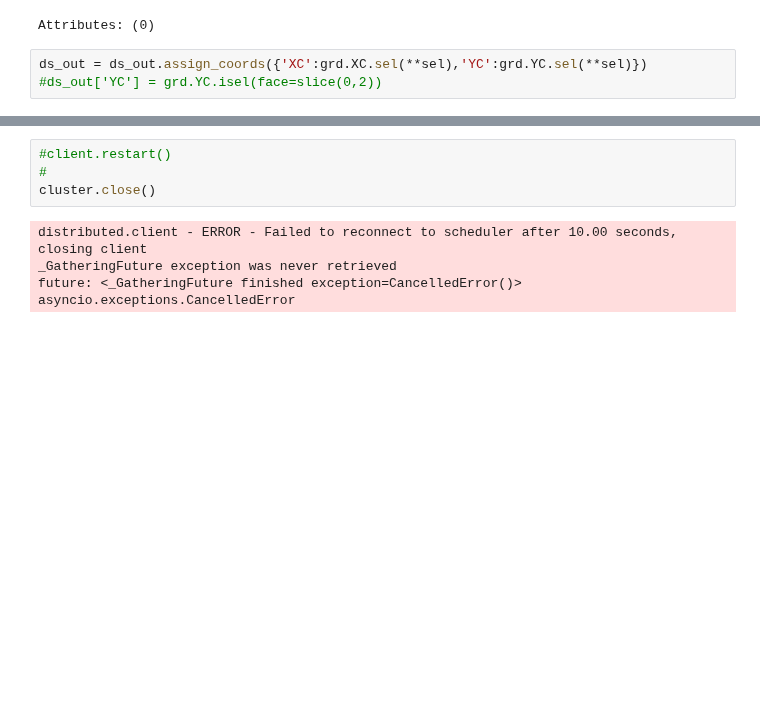
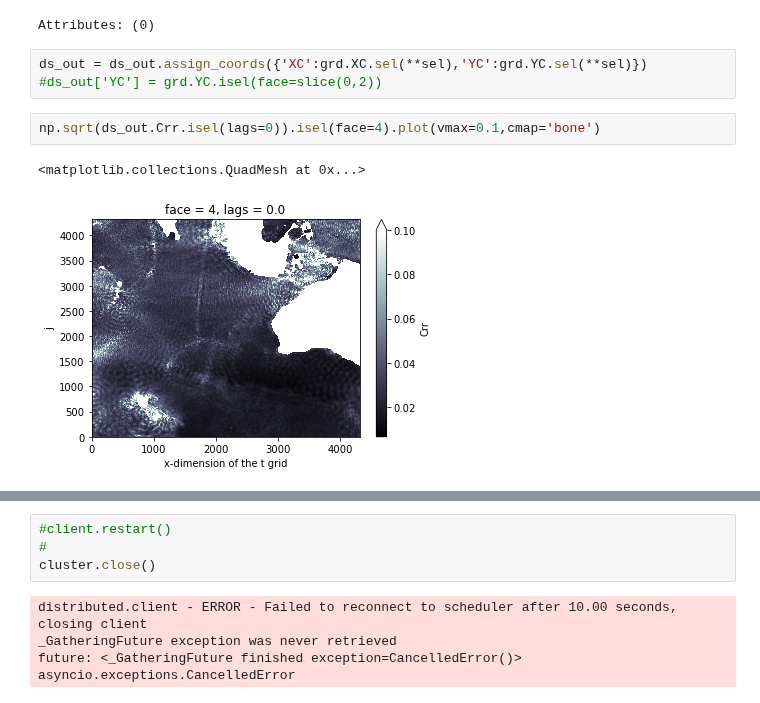
Before and after one commit to zcasparco/equinox_phd, a Jupyter notebook: dev/compute_Eulerian_autocovariance.ipynb, the cells around one changed output, grey strips where cells are left out. Saved outputs shown, nothing was run; the diff lists cells and outputs as text; blank space fills up the shorter version.

```diff
--- a/dev/compute_Eulerian_autocovariance.ipynb
+++ b/dev/compute_Eulerian_autocovariance.ipynb
@@ -287,5 +290,10 @@ Attributes: (0)
 # %%
 ds_out = ds_out.assign_coords({'XC':grd.XC.sel(**sel),'YC':grd.YC.sel(**sel)})
 #ds_out['YC'] = grd.YC.isel(face=slice(0,2))
+# %%
+np.sqrt(ds_out.Crr.isel(lags=0)).isel(face=4).plot(vmax=0.1,cmap='bone')
+# %% [output]
+<matplotlib.collections.QuadMesh at 0x...>
+[figure, added]
 # %%
 pl.plot_pretty(np.sqrt(ds_out.Crr.isel(lags=0)),
```
Also changed, not shown: parts of 11 cells of this notebook, 3 other files.
